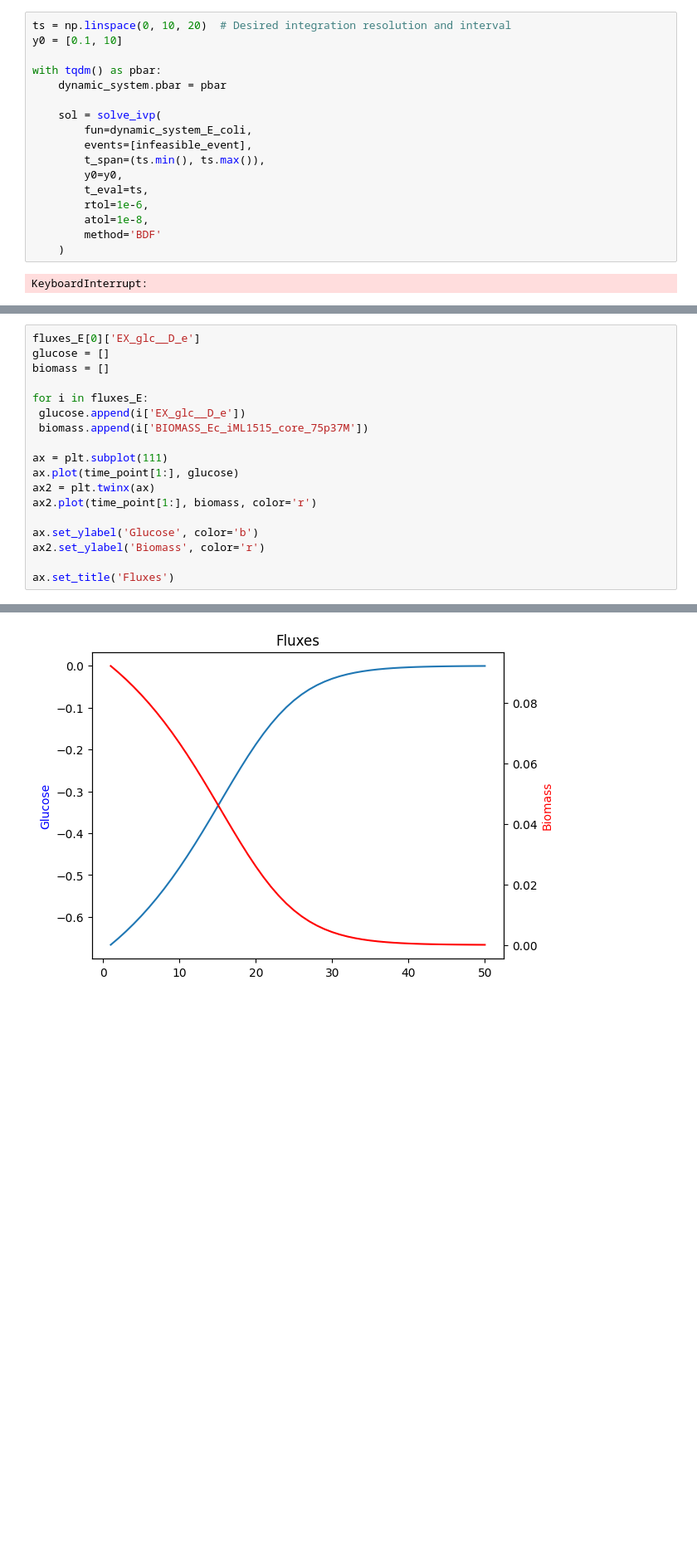
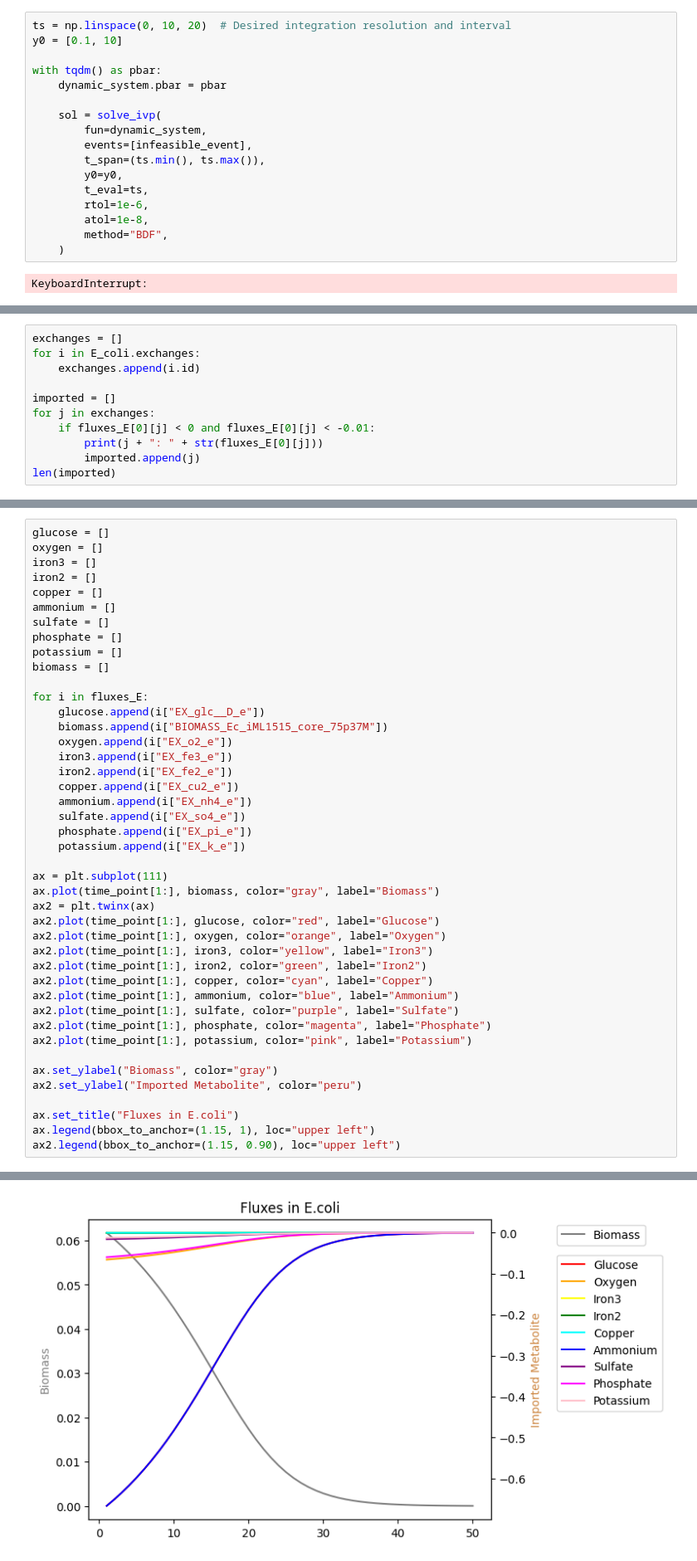
Before and after one commit to BondonMickael/M_xanthus-E_coli-Predation, a Jupyter notebook: notebooks/compart_model.ipynb, the cells around one changed output, grey strips where cells are left out. Shown at 83% size. Saved outputs shown, nothing was run; the diff lists cells and outputs as text; blank space fills up the shorter version.

Commit message:
Add dynamic bounds for more metabolites

```diff
--- a/notebooks/compart_model.ipynb
+++ b/notebooks/compart_model.ipynb
@@ -105,14 +120,14 @@ with tqdm() as pbar:
     dynamic_system.pbar = pbar
 
     sol = solve_ivp(
-        fun=dynamic_system_E_coli,
+        fun=dynamic_system,
         events=[infeasible_event],
         t_span=(ts.min(), ts.max()),
         y0=y0,
         t_eval=ts,
         rtol=1e-6,
         atol=1e-8,
-        method='BDF'
+        method="BDF",
     )
 # %% [output]
 KeyboardInterrupt:
@@ -182,3 +257,14 @@ with tqdm(total = tf) as pbar:
         it += 1
         t += steps
         pbar.update(steps)
+# %%
+exchanges = []
+for i in E_coli.exchanges:
+    exchanges.append(i.id)
+
+imported = []
+for j in exchanges:
+    if fluxes_E[0][j] < 0 and fluxes_E[0][j] < -0.01:
+        print(j + ": " + str(fluxes_E[0][j]))
+        imported.append(j)
+len(imported)
@@ -185,19 +279,44 @@ with tqdm(total = tf) as pbar:
 # %%
-fluxes_E[0]['EX_glc__D_e']
 glucose = []
+oxygen = []
+iron3 = []
+iron2 = []
+copper = []
+ammonium = []
+sulfate = []
+phosphate = []
+potassium = []
 biomass = []
 
 for i in fluxes_E:
- glucose.append(i['EX_glc__D_e'])
- biomass.append(i['BIOMASS_Ec_iML1515_core_75p37M'])
+    glucose.append(i["EX_glc__D_e"])
+    biomass.append(i["BIOMASS_Ec_iML1515_core_75p37M"])
+    oxygen.append(i["EX_o2_e"])
+    iron3.append(i["EX_fe3_e"])
+    iron2.append(i["EX_fe2_e"])
+    copper.append(i["EX_cu2_e"])
+    ammonium.append(i["EX_nh4_e"])
+    sulfate.append(i["EX_so4_e"])
+    phosphate.append(i["EX_pi_e"])
+    potassium.append(i["EX_k_e"])
 
 ax = plt.subplot(111)
-ax.plot(time_point[1:], glucose)
+ax.plot(time_point[1:], biomass, color="gray", label="Biomass")
 ax2 = plt.twinx(ax)
-ax2.plot(time_point[1:], biomass, color='r')
+ax2.plot(time_point[1:], glucose, color="red", label="Glucose")
+ax2.plot(time_point[1:], oxygen, color="orange", label="Oxygen")
+ax2.plot(time_point[1:], iron3, color="yellow", label="Iron3")
+ax2.plot(time_point[1:], iron2, color="green", label="Iron2")
+ax2.plot(time_point[1:], copper, color="cyan", label="Copper")
+ax2.plot(time_point[1:], ammonium, color="blue", label="Ammonium")
+ax2.plot(time_point[1:], sulfate, color="purple", label="Sulfate")
+ax2.plot(time_point[1:], phosphate, color="magenta", label="Phosphate")
+ax2.plot(time_point[1:], potassium, color="pink", label="Potassium")
 
-ax.set_ylabel('Glucose', color='b')
-ax2.set_ylabel('Biomass', color='r')
+ax.set_ylabel("Biomass", color="gray")
+ax2.set_ylabel("Imported Metabolite", color="peru")
 
-ax.set_title('Fluxes')
+ax.set_title("Fluxes in E.coli")
+ax.legend(bbox_to_anchor=(1.15, 1), loc="upper left")
+ax2.legend(bbox_to_anchor=(1.15, 0.90), loc="upper left")
 # %% [output]
@@ -205 +324 @@ Text(0.5, 1.0, 'Fluxes')
-[figure, old version]
+[figure, new version]
```
Also changed, not shown: parts of 11 cells of this notebook, 1 other file.
